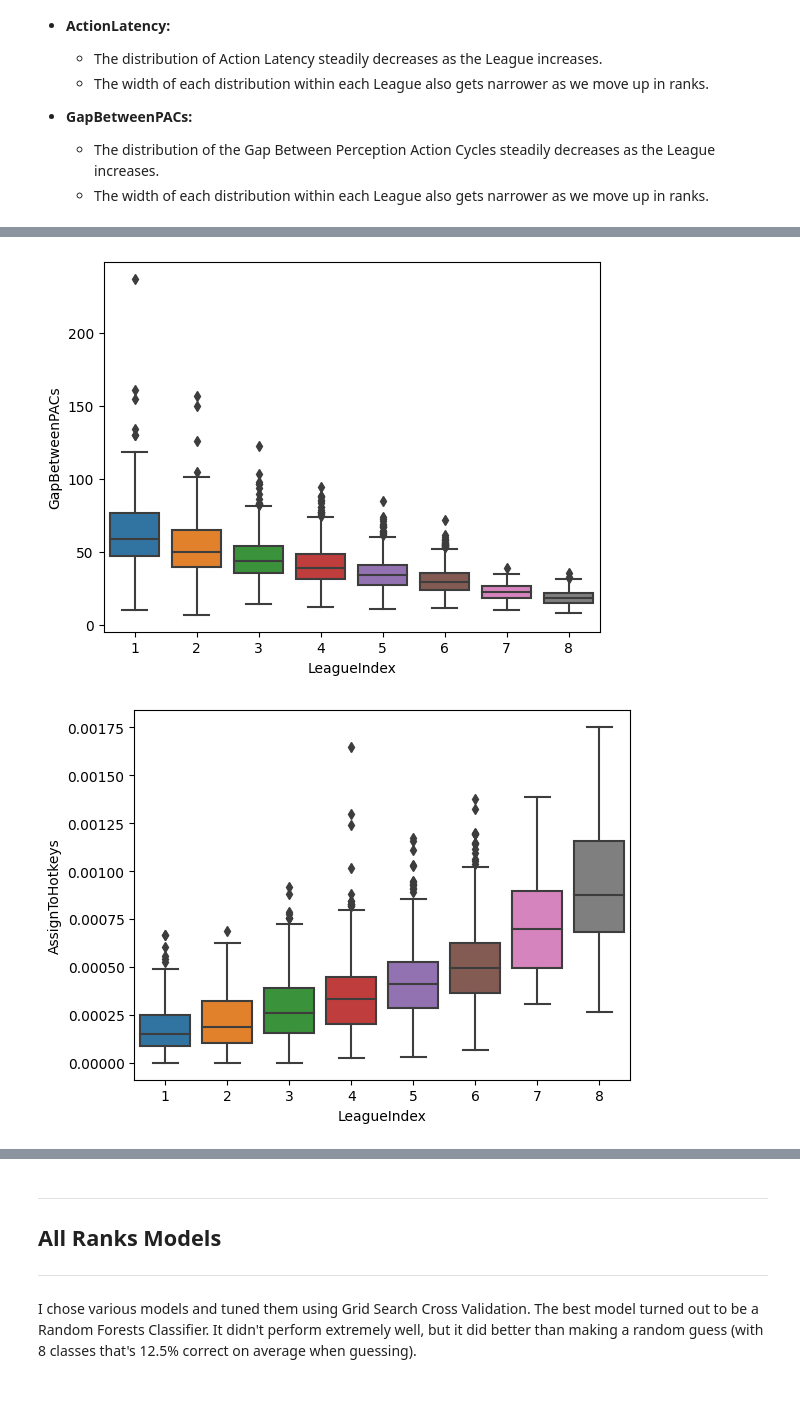
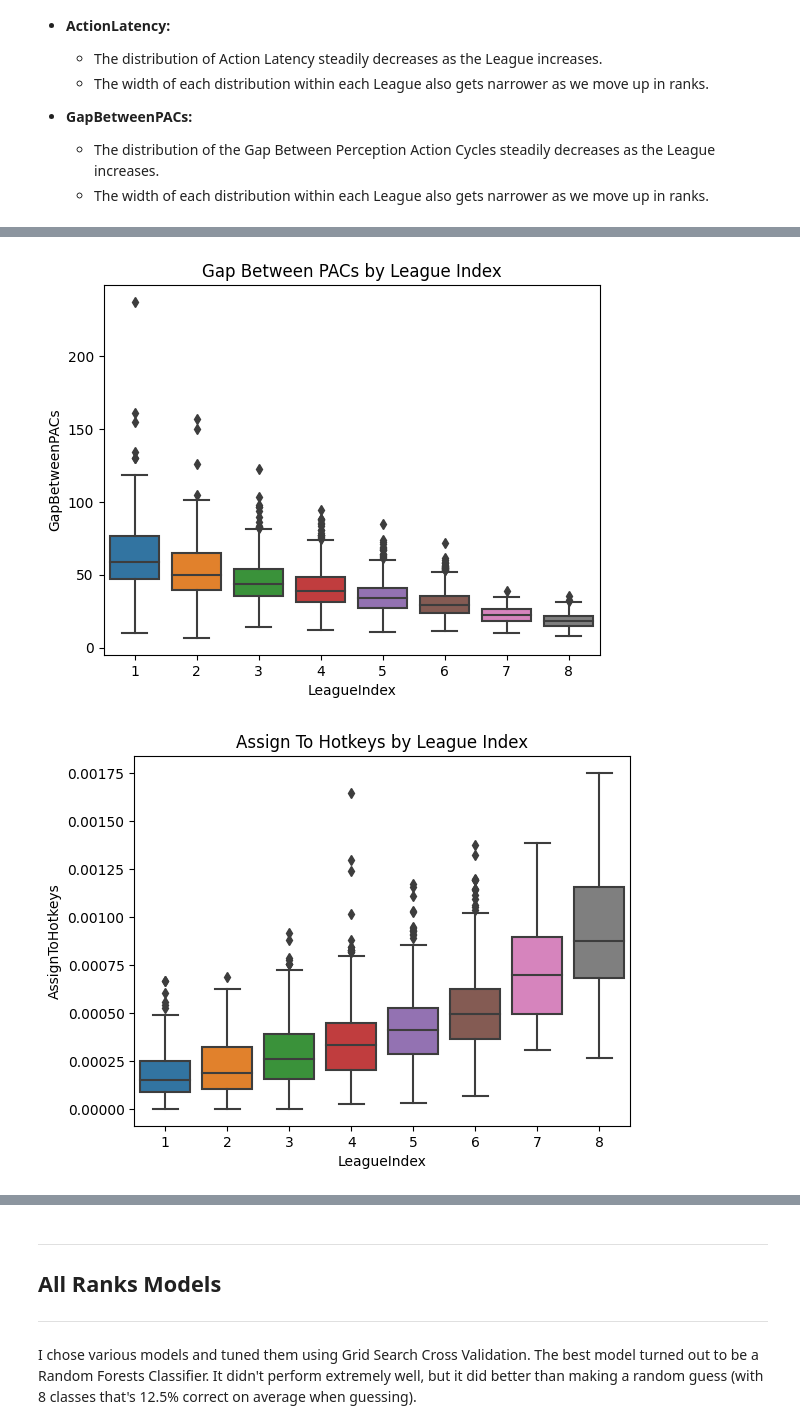
Before and after one commit to Ethan-Shapiro/EG-Starcraft-II-Project, a Jupyter notebook: notebook.ipynb, the cells around one changed output, grey strips where cells are left out. Drawn from its saved outputs; the diff is of its cells as text; code cells hidden in the pictures; blank space fills up the shorter version.

```diff
--- a/notebook.ipynb
+++ b/notebook.ipynb
@@ -437,12 +455,14 @@ plt.show()
 # %%
 sns.boxplot(df, y='GapBetweenPACs', x='LeagueIndex')
+plt.title('Gap Between PACs by League Index')
 plt.show()
 # %% [output]
-[figure, old version]
+[figure, new version]
 # %%
 sns.boxplot(df, y='AssignToHotkeys', x='LeagueIndex')
+plt.title('Assign To Hotkeys by League Index')
 plt.show()
 # %% [output]
-[figure, old version]
+[figure, new version]
 # %%
 sns.scatterplot(df, y='ActionLatency', x='APM', hue='LeagueIndex')
```
Also changed, not shown: parts of 12 cells of this notebook.
